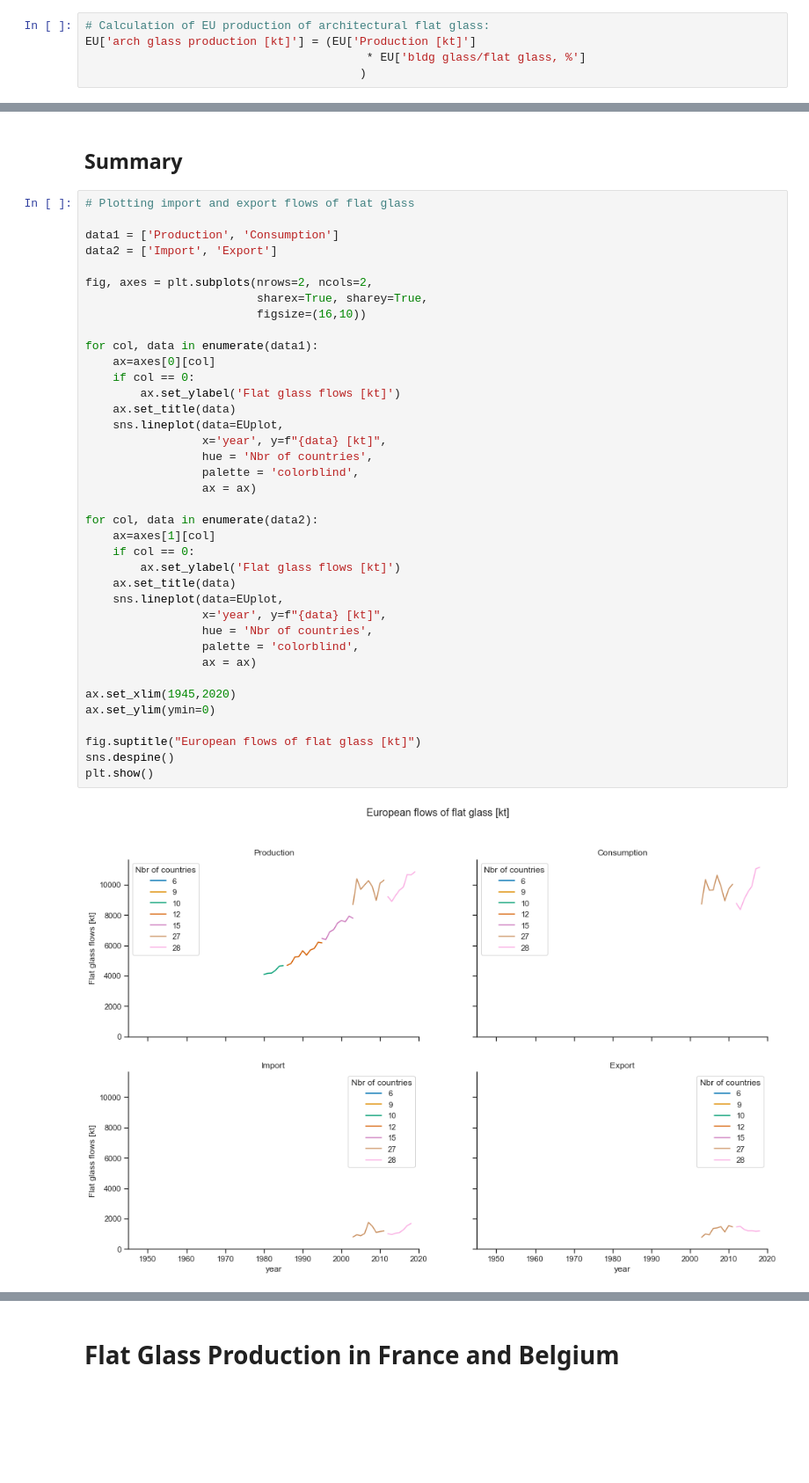
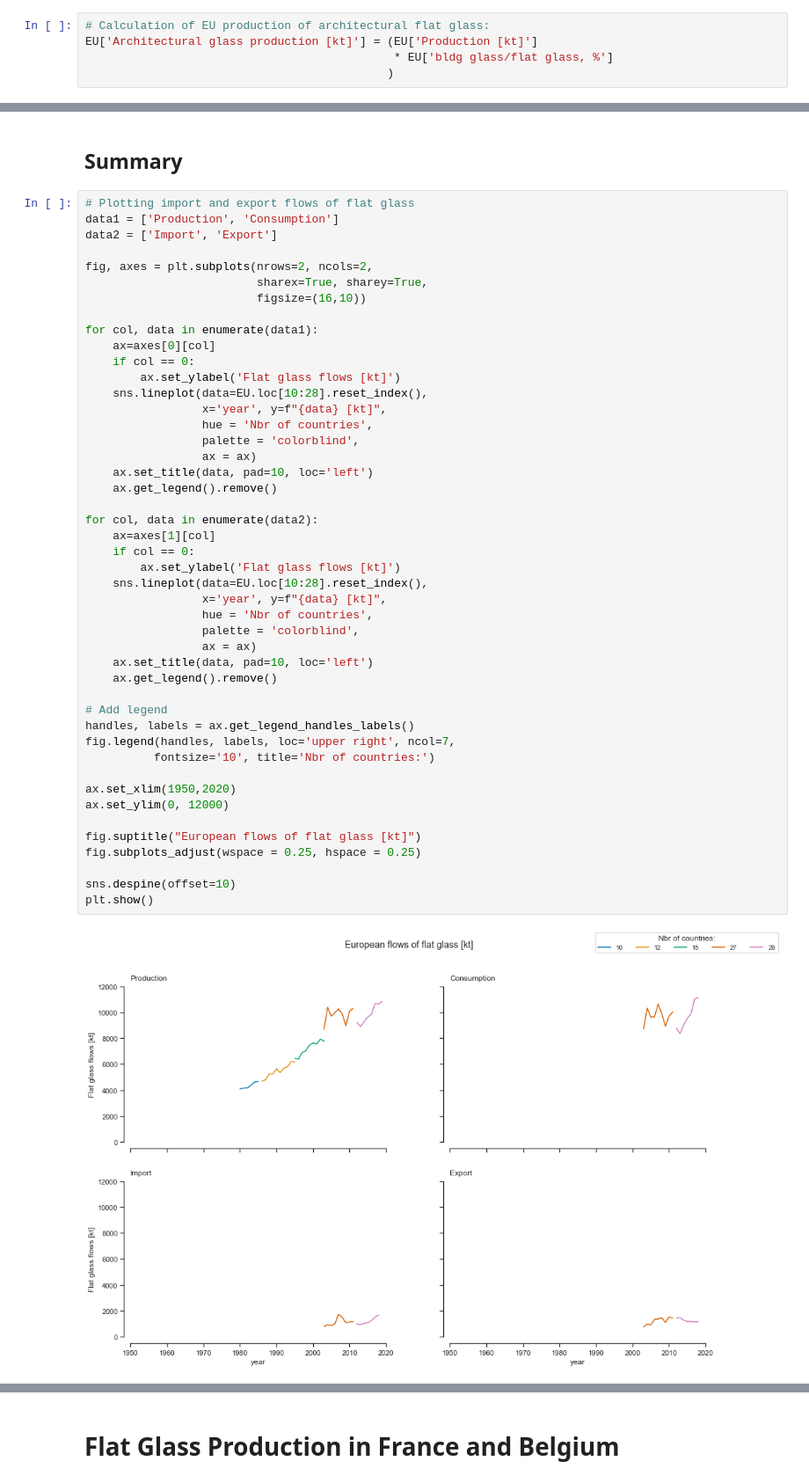
Before and after one commit to JeanSouv/01_MFA_GlassIndustry, a Jupyter notebook: MFA_FlatGlassIndustry.ipynb, the cells around one changed output, grey strips where cells are left out. Shown at 88% size. Drawn from its saved outputs; the diff is of its cells as text; blank space fills up the shorter version.

Commit message:
Update graphs

```diff
--- a/MFA_FlatGlassIndustry.ipynb
+++ b/MFA_FlatGlassIndustry.ipynb
@@ -174,8 +167,8 @@ EU['bldg glass/flat glass, %'] = (EU_Prod['bldg glass/flat glass, %']
                                       )
 # %%
 # Calculation of EU production of architectural flat glass:
-EU['arch glass production [kt]'] = (EU['Production [kt]']
-                                         * EU['bldg glass/flat glass, %']
-                                        )
+EU['Architectural glass production [kt]'] = (EU['Production [kt]']
+                                             * EU['bldg glass/flat glass, %']
+                                            )
 # %%
 # Plot the European production of architectural flat glass
@@ -202,41 +192,49 @@ plt.show()
 ## Summary
 # %%
 # Plotting import and export flows of flat glass
-
 data1 = ['Production', 'Consumption']
 data2 = ['Import', 'Export']
 
 fig, axes = plt.subplots(nrows=2, ncols=2,
                          sharex=True, sharey=True,
                          figsize=(16,10))
 
 for col, data in enumerate(data1):
     ax=axes[0][col]
     if col == 0:
         ax.set_ylabel('Flat glass flows [kt]')
-    ax.set_title(data)
-    sns.lineplot(data=EUplot,
+    sns.lineplot(data=EU.loc[10:28].reset_index(),
                  x='year', y=f"{data} [kt]",
                  hue = 'Nbr of countries',
                  palette = 'colorblind',
                  ax = ax)
+    ax.set_title(data, pad=10, loc='left')
+    ax.get_legend().remove()
 
 for col, data in enumerate(data2):
     ax=axes[1][col]
     if col == 0:
         ax.set_ylabel('Flat glass flows [kt]')
-    ax.set_title(data)
-    sns.lineplot(data=EUplot,
+    sns.lineplot(data=EU.loc[10:28].reset_index(),
                  x='year', y=f"{data} [kt]",
                  hue = 'Nbr of countries',
                  palette = 'colorblind',
                  ax = ax)
+    ax.set_title(data, pad=10, loc='left')
+    ax.get_legend().remove()
 
-ax.set_xlim(1945,2020)
-ax.set_ylim(ymin=0)
+# Add legend
+handles, labels = ax.get_legend_handles_labels()
+fig.legend(handles, labels, loc='upper right', ncol=7,
+          fontsize='10', title='Nbr of countries:')
+
+ax.set_xlim(1950,2020)
+ax.set_ylim(0, 12000)
 
 fig.suptitle("European flows of flat glass [kt]")
-sns.despine()
+fig.subplots_adjust(wspace = 0.25, hspace = 0.25)
+
+sns.despine(offset=10)
 plt.show()
 # %% [output]
-[figure, old version]
+[figure, new version]
```
Also changed, not shown: parts of 87 cells of this notebook.
